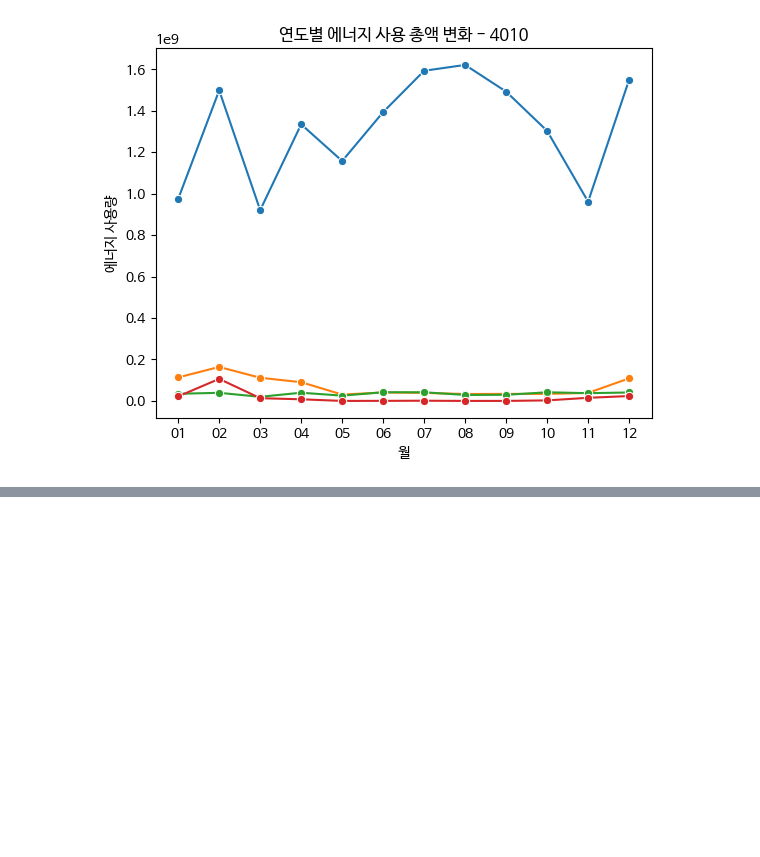
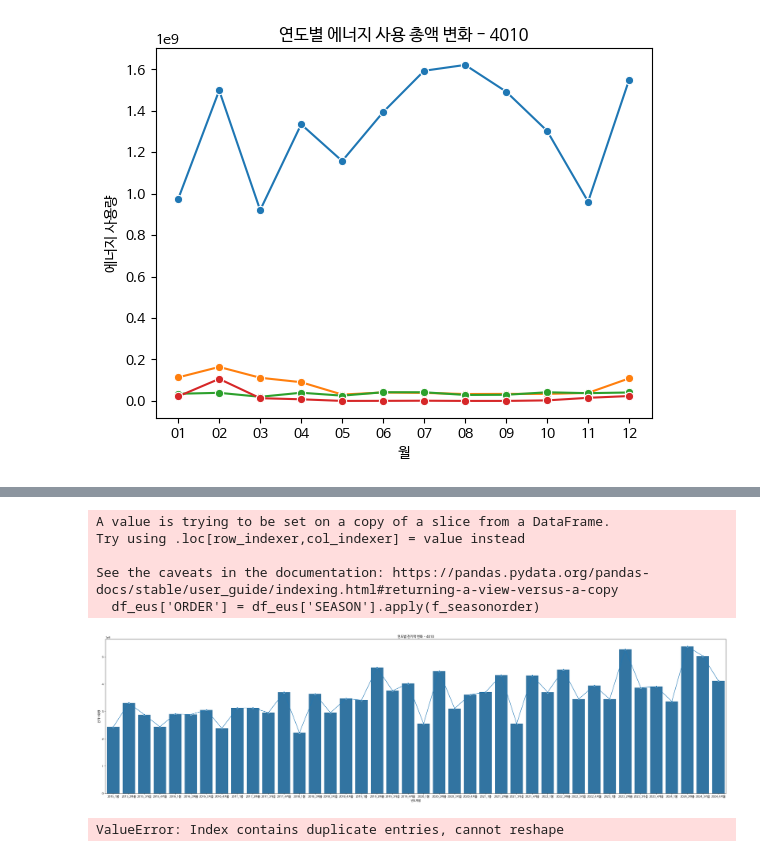
Before and after one commit to shyoonCS/DataAnalysis, a Jupyter notebook: Report202502.ipynb, the cells around one changed output, grey strips where cells are left out. Drawn from its saved outputs; the diff is of its cells as text; code cells hidden in the pictures; blank space fills up the shorter version.

```diff
--- a/Report202502.ipynb
+++ b/Report202502.ipynb
@@ -240,0 +213,70 @@ df_total
+# %%
+#전기사용량 분석
+df_eus = df[['YEAR','MON','SEASON','EUS']]
+
+# 계절(SEASON) 컬럼 추가
+def f_seasonorder(SEASON) :
+  if SEASON == '봄':
+    return 1
+  elif SEASON == '여름':
+    return 2
+  elif SEASON == '가을' :
+    return 3
+  elif SEASON == '겨울' :
+    return 4
+  else :
+    return 'N/A'
+
+df_eus['ORDER'] = df_eus['SEASON'].apply(f_seasonorder)
+df_eus = df_eus.sort_values(by=['YEAR','ORDER', 'MON'], ascending=True)
+df_eus['YSEASON'] = df_eus['YEAR'].astype(str) +'_'+  df_eus['ORDER'].astype(str) +df_eus['SEASON']
+df_eus
+df_eus_sum = df_eus.groupby('YSEASON')[['EUS']].sum()
+
+plt.figure(figsize=(40, 10))
+sns.lineplot(data=df_eus_sum, x='YSEASON', y='EUS', marker='o')
+sns.barplot(data=df_eus_sum, x='YSEASON', y='EUS')
+plt.title("연도별 전기사용량 변화 - 4010")
+plt.xlabel("년도계절")
+plt.ylabel("전기 사용량")
+plt.show()
+# %% [output]
+A value is trying to be set on a copy of a slice from a DataFrame.
+Try using .loc[row_indexer,col_indexer] = value instead
+
+See the caveats in the documentation: https://pandas.pydata.org/pandas-docs/stable/user_guide/indexing.html#returning-a-view-versus-a-copy
+  df_eus['ORDER'] = df_eus['SEASON'].apply(f_seasonorder)
+[figure, added]
+# %%
+#계절별 전기사용량 분석
+'''
+df_eus_spring = df_eus[df_eus['SEASON']== '봄']
+df_eus_springtotal = df_eus_spring.groupby('YEAR')[['EUS']].sum()
+df_eus_summer = df_eus[df_eus['SEASON']== '여름']
+df_eus_summertotal = df_eus_summer.groupby('YEAR')[['EUS']].sum()
+df_eus_autumn = df_eus[df_eus['SEASON']== '가을']
+df_eus_automntotal = df_eus_autumn.groupby('YEAR')[['EUS']].sum()
+df_eus_winter = df_eus[df_eus['SEASON']== '겨울']
+df_eus_wintertotal = df_eus_winter.groupby('YEAR')[['EUS']].sum()
+
+plt.figure(figsize=(10, 6))
+#sns.lineplot(data=df_eus, x='YEAR', y='EUS', hue ='SEASON', style = 'SEASON')
+
+sns.lineplot(data=df_eus_springtotal, x='YEAR', y='EUS',marker="o" )
+sns.lineplot(data=df_eus_summertotal, x='YEAR', y='EUS', marker='^')
+sns.lineplot(data=df_eus_automntotal, x='YEAR', y='EUS', marker='o')
+sns.lineplot(data=df_eus_wintertotal, x='YEAR', y='EUS', marker='o')
+
+'''
+df_pivot = df_eus.pivot(index='YEAR', columns='SEASON', values='EUS')
+df_pivot
+'''
+sns.lineplot(data=df_eus_springtotal, x='YEAR', y='EUS',marker="o", )
+plt.title("계절별 전기사용량 변화 - 4010")
+plt.xlabel('연도')
+plt.ylabel("전기 사용량")
+plt.show()
+
+'''
+# %% [output]
+ValueError: Index contains duplicate entries, cannot reshape
```
Also changed, not shown: parts of 5 cells of this notebook.
